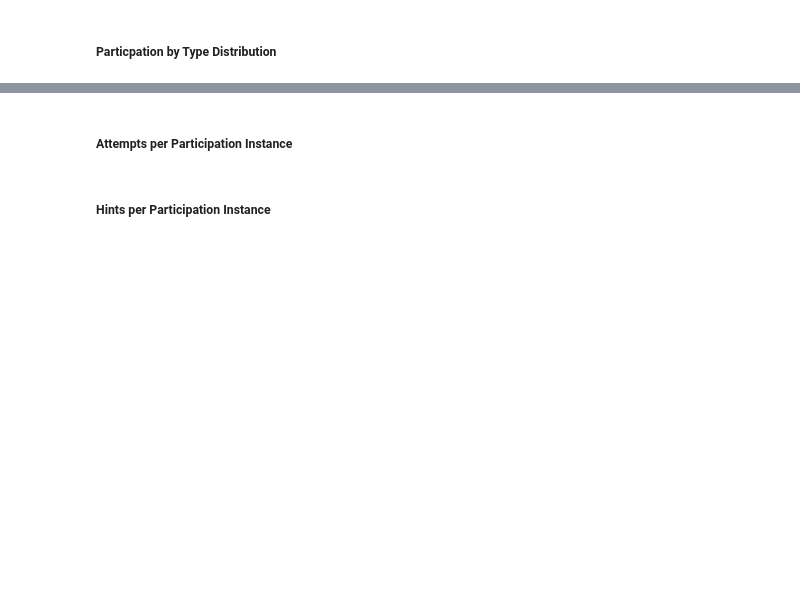
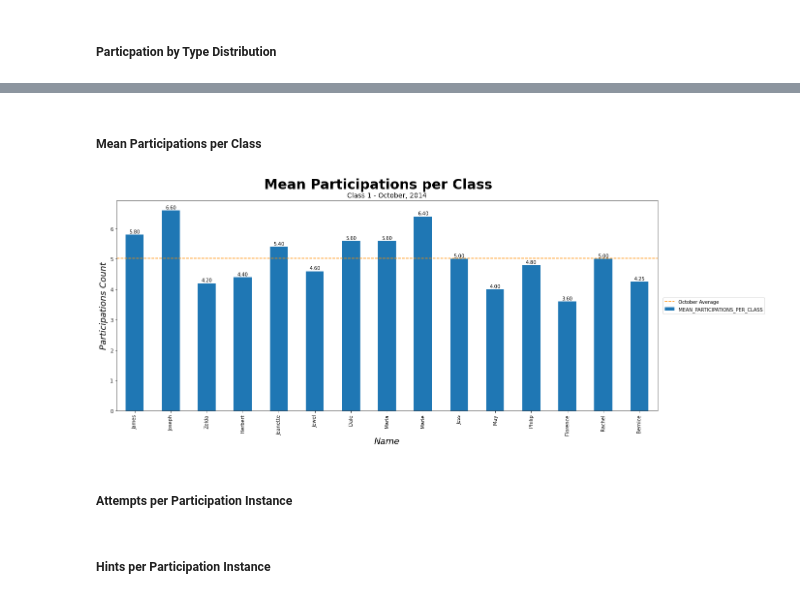
Before and after one commit to mikitz/china-students, a Jupyter notebook: (Teacher) Class Reports.ipynb, the cells around one changed output, grey strips where cells are left out. Cells and saved outputs as stored; diff of their text form; code cells hidden in the pictures; blank space fills up the shorter version.

```diff
--- a/(Teacher) Class Reports.ipynb
+++ b/(Teacher) Class Reports.ipynb
@@ -43,3 +40,11 @@ tiClassID = 1
+# %%
+# Set the class ID
+tiClassID = 1
+# Get a list of Student IDs in this class
+lStudentsClass = students['STUDENT_ID'].where(students['CLASS_ID'] == tiClassID)
+lStudentsClass.dropna(how = 'all', inplace = True)
+lStudentsClass = lStudentsClass.astype({'STUDENT_ID': 'int32'})
+lStudentsClass = lStudentsClass.reset_index(drop = True)
 # %% [markdown]
 # Monthly Report
 # %%
@@ -313,2 +384,22 @@ fShowValuesOnBars(ax)
+# %% [markdown]
+##### Mean Participations per Class
+# %%
+ax = dfMeanPart.plot.bar(x = 'STUDENT_NAME_ENGLISH', y = 'MEAN_PARTICIPATIONS_PER_CLASS', figsize = (20, 8))
+# Calculate the average
+oAverage = dfMeanPart['MEAN_PARTICIPATIONS_PER_CLASS'].mean()
+# Plot the class average
+plt.axhline(y = oAverage, color = 'darkorange', linestyle = 'dashed', label = '{} Average'.format(oMonth))
+# Set up the legend
+plt.legend(bbox_to_anchor=(1.01, 0.5), loc='center left', borderaxespad=0)
+# Format the graph
+tSubtitle = 'Class {} - {}, {}'.format(tiClassID, oMonth, tiYear)
+plt.suptitle("Mean Participations per Class", size = 28, fontweight = "bold", y = 0.96, ha = 'center')
+ax.set_title(tSubtitle, size = 14, ha = 'center')
+ax.set_xlabel("Name", size = 18, style="italic")
+ax.set_ylabel("Participations Count", size = 18, style="italic")
+# Add labels
+fShowValuesOnBars(ax, 2)
+# %% [output]
+[figure, added]
 # %% [markdown]
 ##### Attempts per Participation Instance
```
Also changed, not shown: parts of 8 cells of this notebook, 1 other file.
